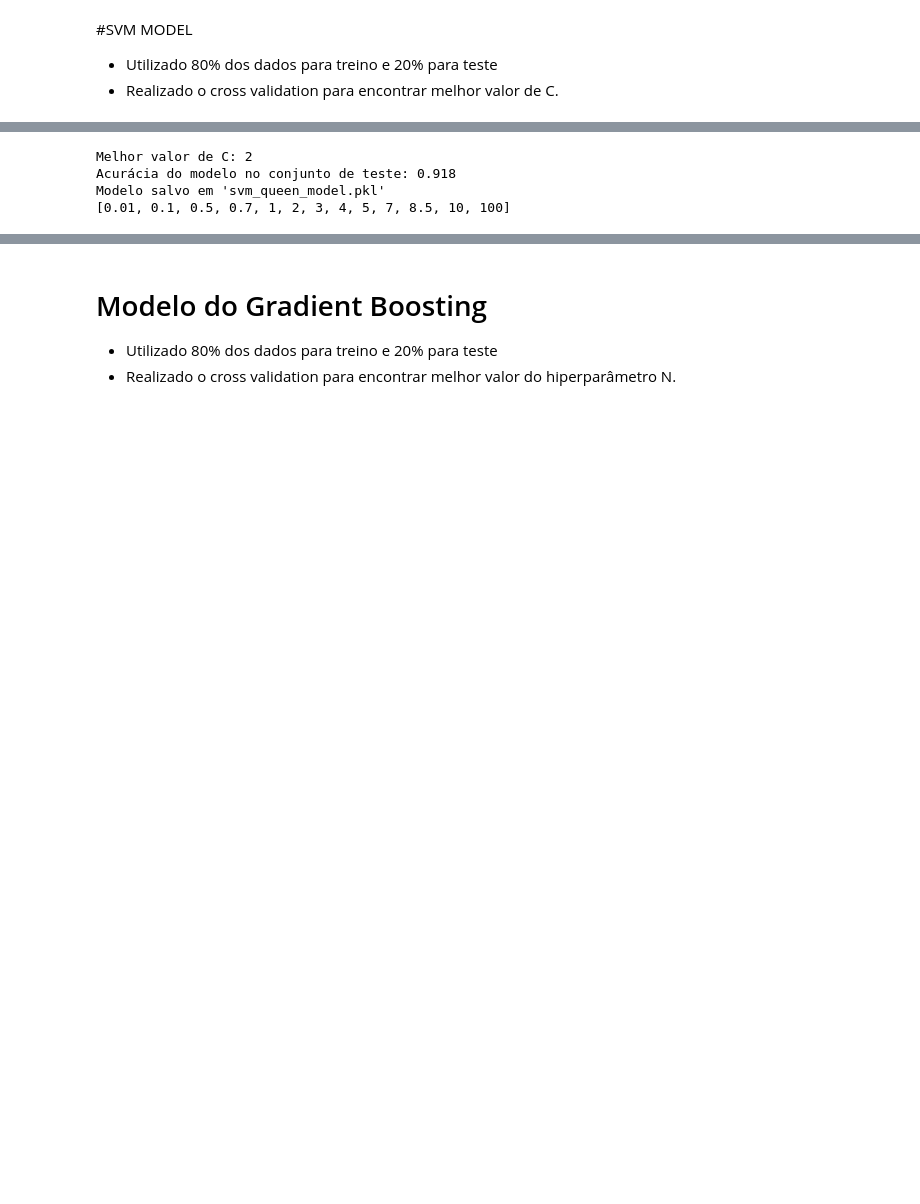
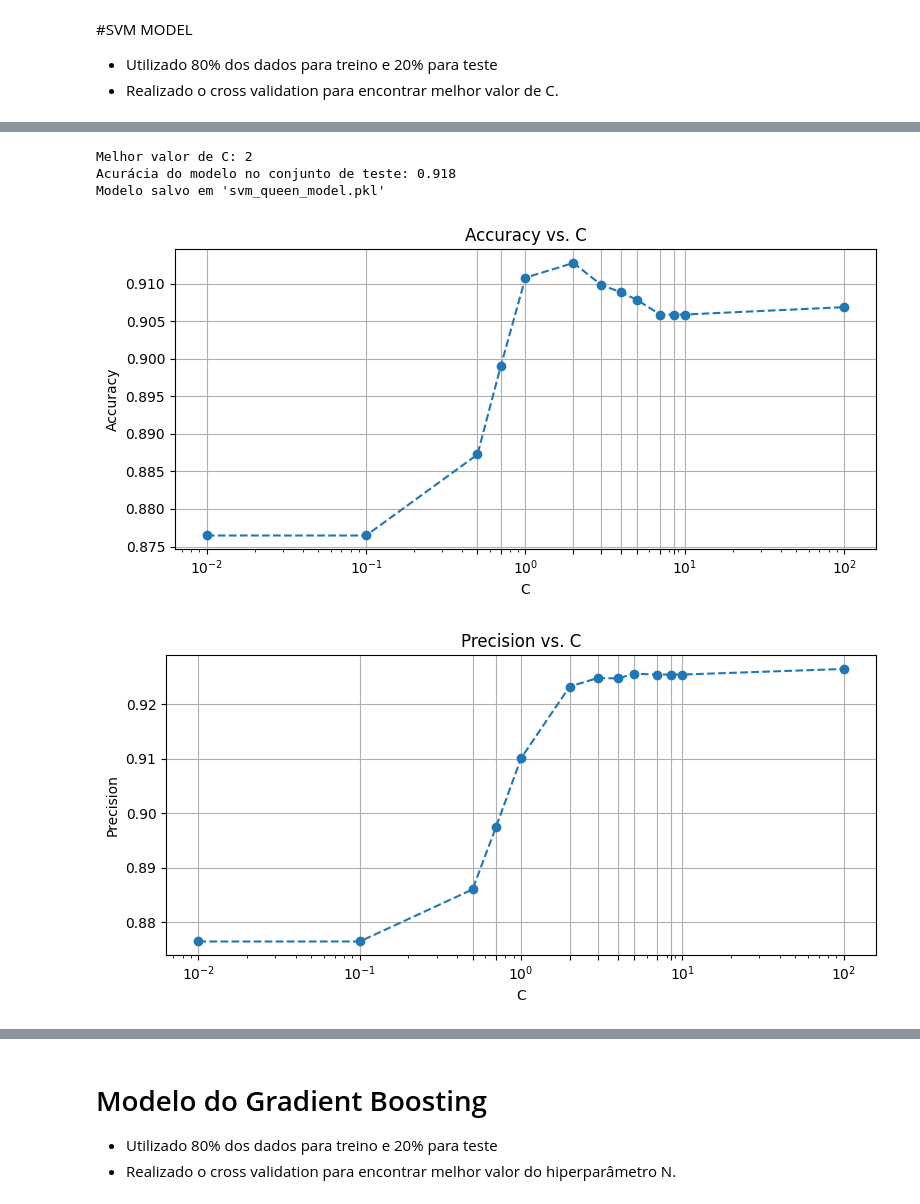
Before and after one commit to matheusbuenowb/Data-Mining-Bee-Colony, a Jupyter notebook: Atividade_IC.ipynb, the cells around one changed output, grey strips where cells are left out. Drawn from its saved outputs; the diff is of its cells as text; code cells hidden in the pictures; blank space fills up the shorter version.

```diff
--- a/Atividade_IC.ipynb
+++ b/Atividade_IC.ipynb
@@ -265,32 +280,33 @@ from sklearn.svm import SVC
 
 # Avaliação de diferentes valores de C (parâmetro de regularização)
 c_values = [0.01, 0.1, 0.5, 0.7, 1, 2, 3, 4, 5, 7, 8.5, 10, 100]
 accuracy_scores = []
 
 for c in c_values:
     model = SVC(C=c, kernel='rbf', random_state=42, gamma = 0.08)
     cv_scores = cross_val_score(model, X_train, y_train, cv=5)
     accuracy_scores.append(cv_scores.mean())
 
 plotValues('Parâmetro de Regularização (C)','C vs Accuracy Score', c_values, accuracy_scores, 'log')
 
 #Escolhe o melhor C baseado na maior acurácia
 best_c = c_values[accuracy_scores.index(max(accuracy_scores))]
 print(f"Melhor valor de C: {best_c}")
 
 #cRIA o modelo SVM com o melhor C
 model = SVC(C=best_c, kernel='rbf', random_state=42, probability=True, gamma = 0.08) #0.08
 
 trainModel(model, 'svm_queen_model.pkl')
 
-evaluateMetrics(model, c_values, 'C', X_train, y_train)
+evaluateMetrics(model, c_values, 'C', X_train, y_train, 'log')
 
 #Carrega o modelo para novas previsões
 
 #newDataPrediction('svm_queen_model.pkl')
 # %% [output]
 [figure]
 Melhor valor de C: 2
 Acurácia do modelo no conjunto de teste: 0.918
 Modelo salvo em 'svm_queen_model.pkl'
-[0.01, 0.1, 0.5, 0.7, 1, 2, 3, 4, 5, 7, 8.5, 10, 100]
+[figure, added]
+[figure, added]
```
Also changed, not shown: parts of 14 cells of this notebook.
